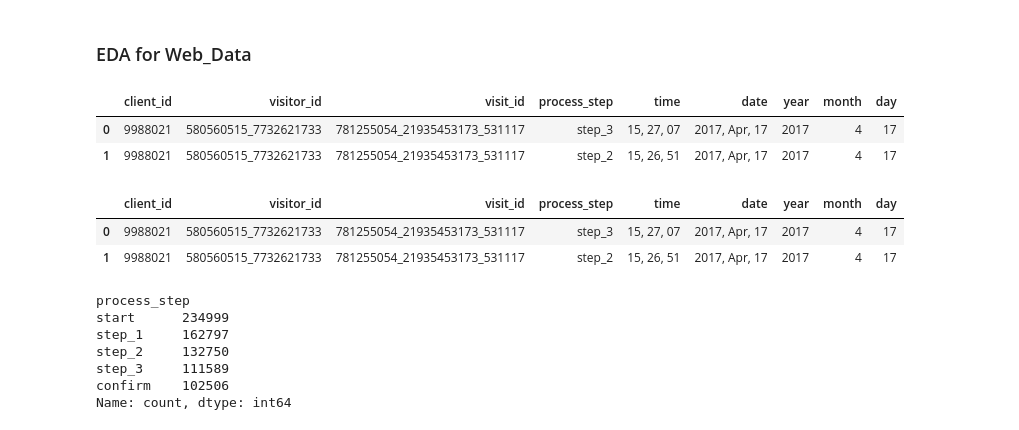
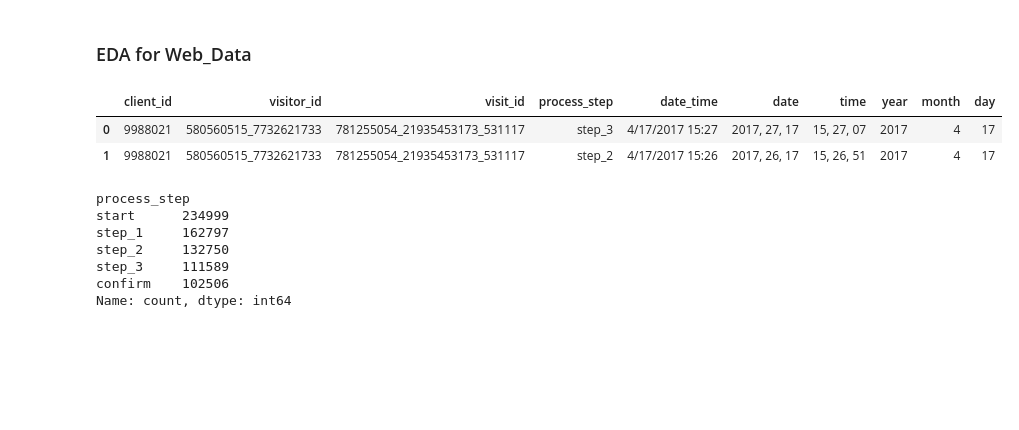
Before and after one commit to fmammo/vanguard-ab-test, a Jupyter notebook: Data_EDA.ipynb, the cells around one changed output. Drawn from its saved outputs; the diff is of its cells as text; code cells hidden in the pictures; blank space fills up the shorter version.

```diff
--- a/Data_EDA.ipynb
+++ b/Data_EDA.ipynb
@@ -217,18 +220,14 @@ plt.show()
 ### EDA for Web_Data
 # %%
 web_data = pd.read_csv('web_data.csv')
-web_data.head(b2)
+web_data.head(2)
 # %% [output]
-|  | client_id | visitor_id | visit_id | process_step | time | date | year | month | day |
-| 0 | 9988021 | 580560515_7732621733 | 781255054_21935453173_531117 | step_3 | 15, 27, 07 | 2017, Apr, 17 | 2017 | 4 | 17 |
-| 1 | 9988021 | 580560515_7732621733 | 781255054_21935453173_531117 | step_2 | 15, 26, 51 | 2017, Apr, 17 | 2017 | 4 | 17 |
+|  | client_id | visitor_id | visit_id | process_step | date_time | date | time | year | month | day |
+| 0 | 9988021 | 580560515_7732621733 | 781255054_21935453173_531117 | step_3 | 4/17/2017 15:27 | 2017, 27, 17 | 15, 27, 07 | 2017 | 4 | 17 |
+| 1 | 9988021 | 580560515_7732621733 | 781255054_21935453173_531117 | step_2 | 4/17/2017 15:26 | 2017, 26, 17 | 15, 26, 51 | 2017 | 4 | 17 |
 # %%
-web_data = web_data.drop('Unnamed: 0', axis = 'columns')
-web_data.head(2)
+#web_data = web_data.drop('Unnamed: 0', axis = 'columns')
+#web_data.head(2)
-# %% [output]
-|  | client_id | visitor_id | visit_id | process_step | time | date | year | month | day |
-| 0 | 9988021 | 580560515_7732621733 | 781255054_21935453173_531117 | step_3 | 15, 27, 07 | 2017, Apr, 17 | 2017 | 4 | 17 |
-| 1 | 9988021 | 580560515_7732621733 | 781255054_21935453173_531117 | step_2 | 15, 26, 51 | 2017, Apr, 17 | 2017 | 4 | 17 |
 # %%
 web_data['process_step'].value_counts()
 # %% [output]
```
Also changed, not shown: parts of 57 cells of this notebook, 3 other files.
